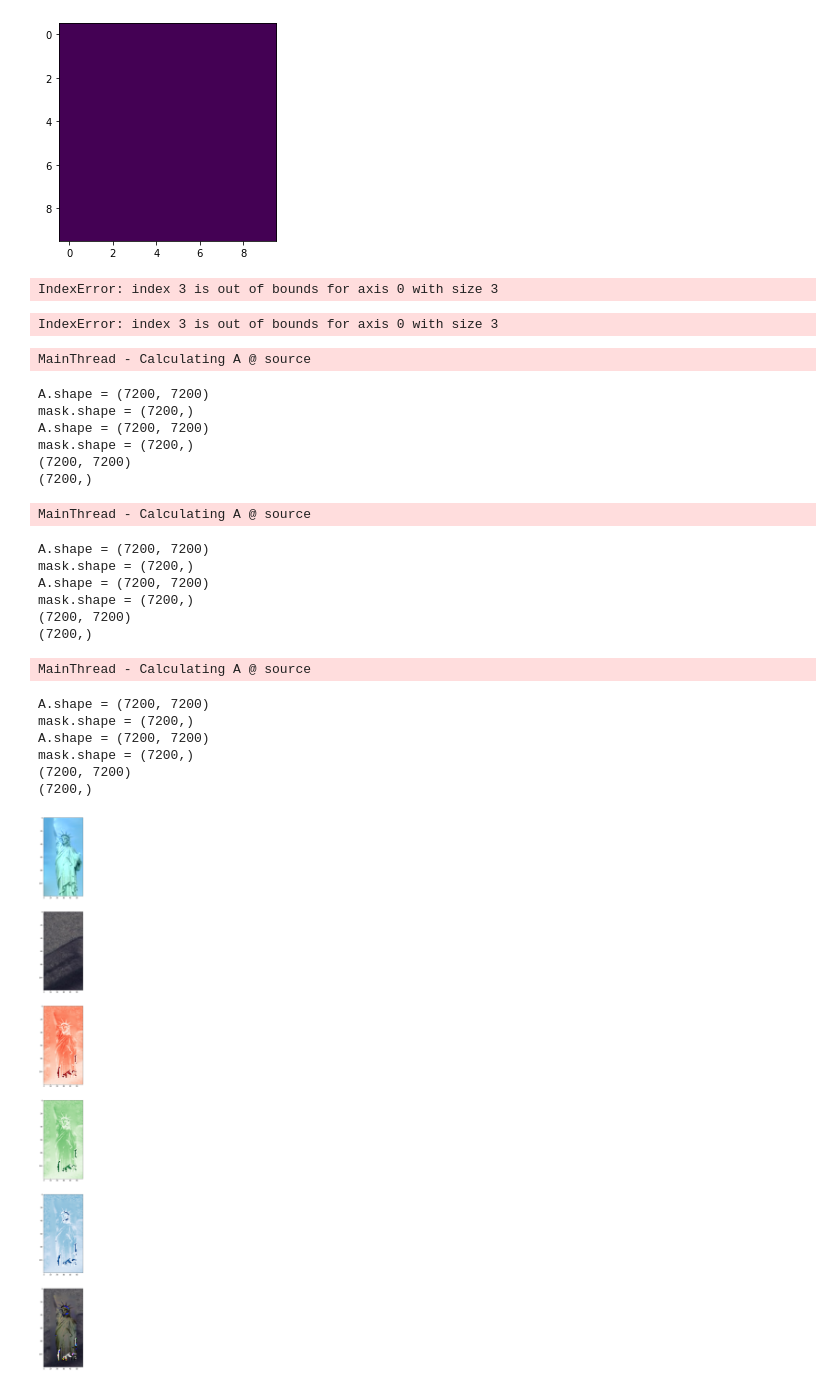
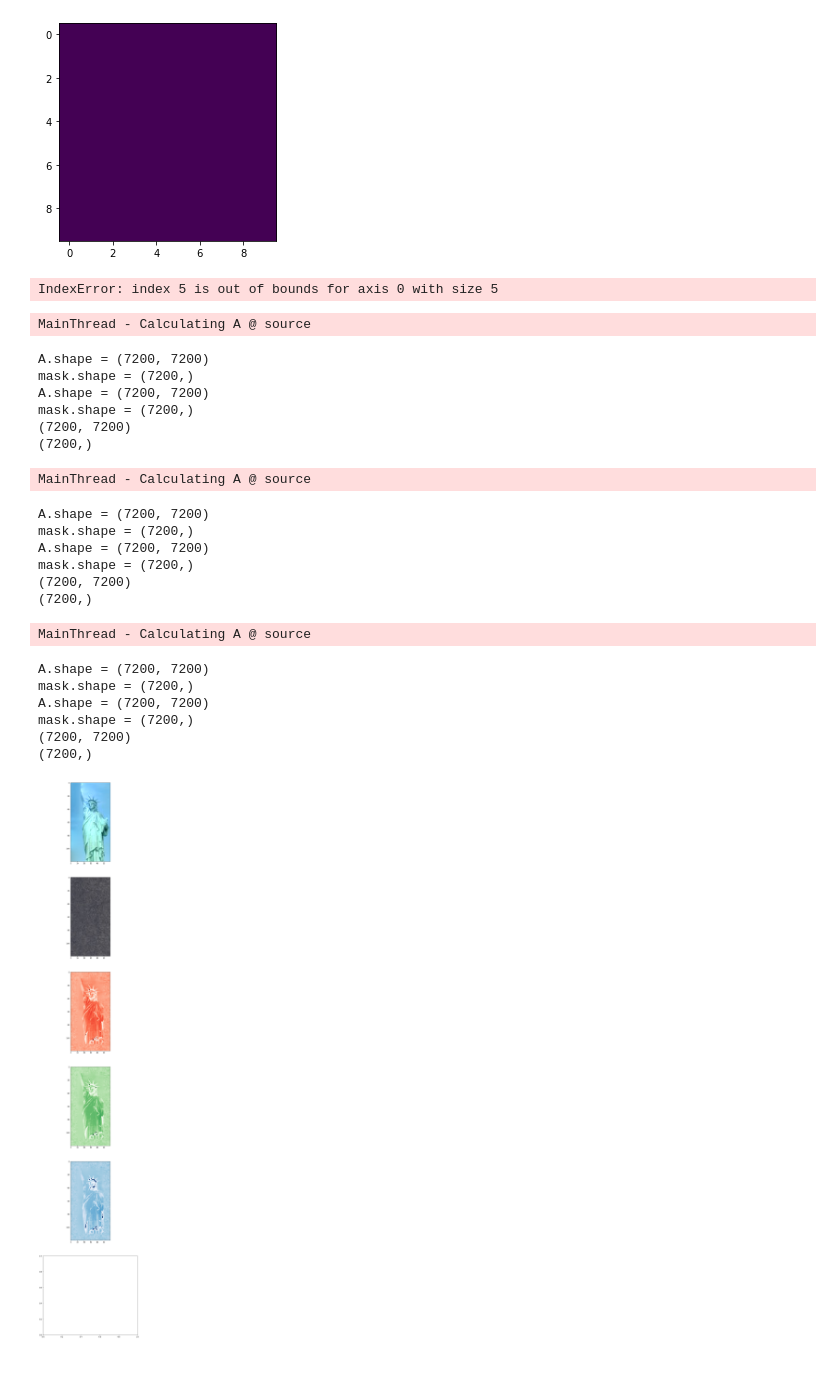
Before and after one commit to trenaudie/Poisson-Image-Editing, a Jupyter notebook: poisson-image.ipynb, the cells around one changed output. Cells and saved outputs as stored; diff of their text form; code cells hidden in the pictures.

```diff
--- a/poisson-image.ipynb
+++ b/poisson-image.ipynb
@@ -248,9 +241,9 @@ def lapAfinal(m,n):
    A[mask==0, mask==0] = 1
    return A
 
-lapAfinal(3,3)
+lapAfinal(5,5)
 # %% [output]
-IndexError: index 3 is out of bounds for axis 0 with size 3
+IndexError: index 5 is out of bounds for axis 0 with size 5
 # %%
 #b has (DeltaChi on D, Phi on boundary)
 def make_b(m,n,source, target):
@@ -267,11 +260,6 @@ def make_b(m,n,source, target):
    b[mask==0] = target[mask==0]
 
    return b
-source0 = np.ones(shape = (9,))
-target0 = np.ones(shape = (9,))*10
-make_b(3,3,source0,target0)
-# %% [output]
-IndexError: index 3 is out of bounds for axis 0 with size 3
 # %%
 
 def solve():
@@ -289,7 +277,7 @@ def solve():
 
    #make target rectangle of the same size as source
    target = Image.open("images/objects-final.jpeg")
-   target_y,target_x =  1000,1000
+   target_x,target_y =  1000,600
    target = target.crop((target_x,target_y, target_x+n, target_y+m))
    #target.show()
    target=np.asarray(target)
@@ -331,40 +319,42 @@ def solve():
       b = make_b(m,n,source,target)
       u = np.linalg.solve(A,b)
       u = u.reshape((m,n)).astype('uint8')
-      mean = u.mean()
-      u[u<0] = u.mean()
-      u[u>255] = u.mean()
+      u[u<0] = 0
+      u[u>255] = 255
       axes[i+2].imshow(u, cmap = c, vmin = 0, vmax = 255)
       final_dict[c] = u
 
    final_arr = np.dstack(final_dict.values())
-   axes[5].imshow(final_arr, vmin = 0, vmax = 255)
+   final_img = Image.fromarray(final_arr)
+   target2 = Image.open("images/objects-final.jpeg")
+   target2.paste(final_img,(target_x,target_y))
+   target2.show()
 
 
 
    #merging them together
 
 solve()
 # %% [output]
 MainThread - Calculating A @ source
 A.shape = (7200, 7200)
 mask.shape = (7200,)
 A.shape = (7200, 7200)
 mask.shape = (7200,)
 (7200, 7200)
 (7200,)
 MainThread - Calculating A @ source
 A.shape = (7200, 7200)
 mask.shape = (7200,)
 A.shape = (7200, 7200)
 mask.shape = (7200,)
 (7200, 7200)
 (7200,)
 MainThread - Calculating A @ source
 A.shape = (7200, 7200)
 mask.shape = (7200,)
 A.shape = (7200, 7200)
 mask.shape = (7200,)
 (7200, 7200)
 (7200,)
-[figure, old version]
+[figure, new version]
```
Also changed, not shown: parts of 1 cell of this notebook.
